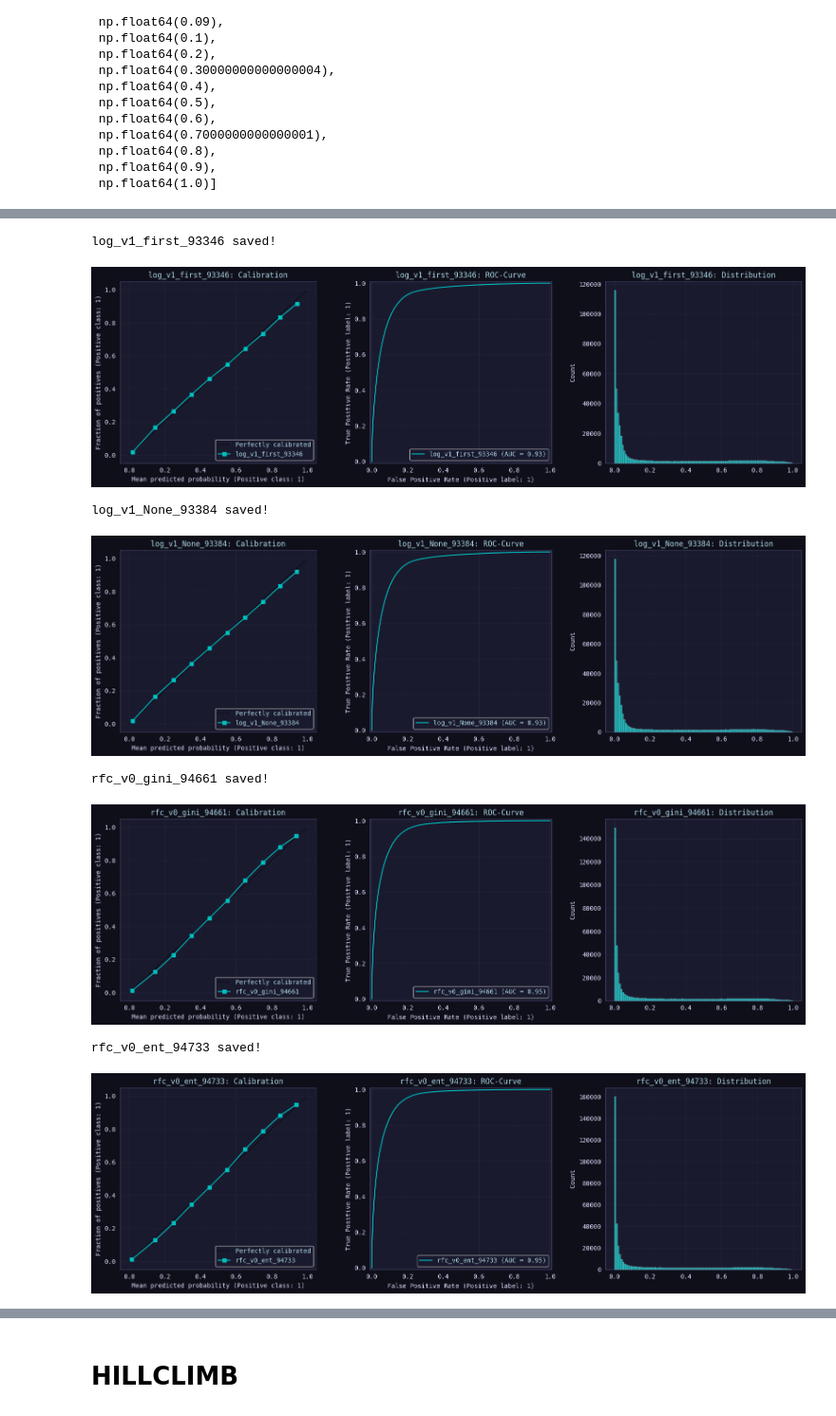
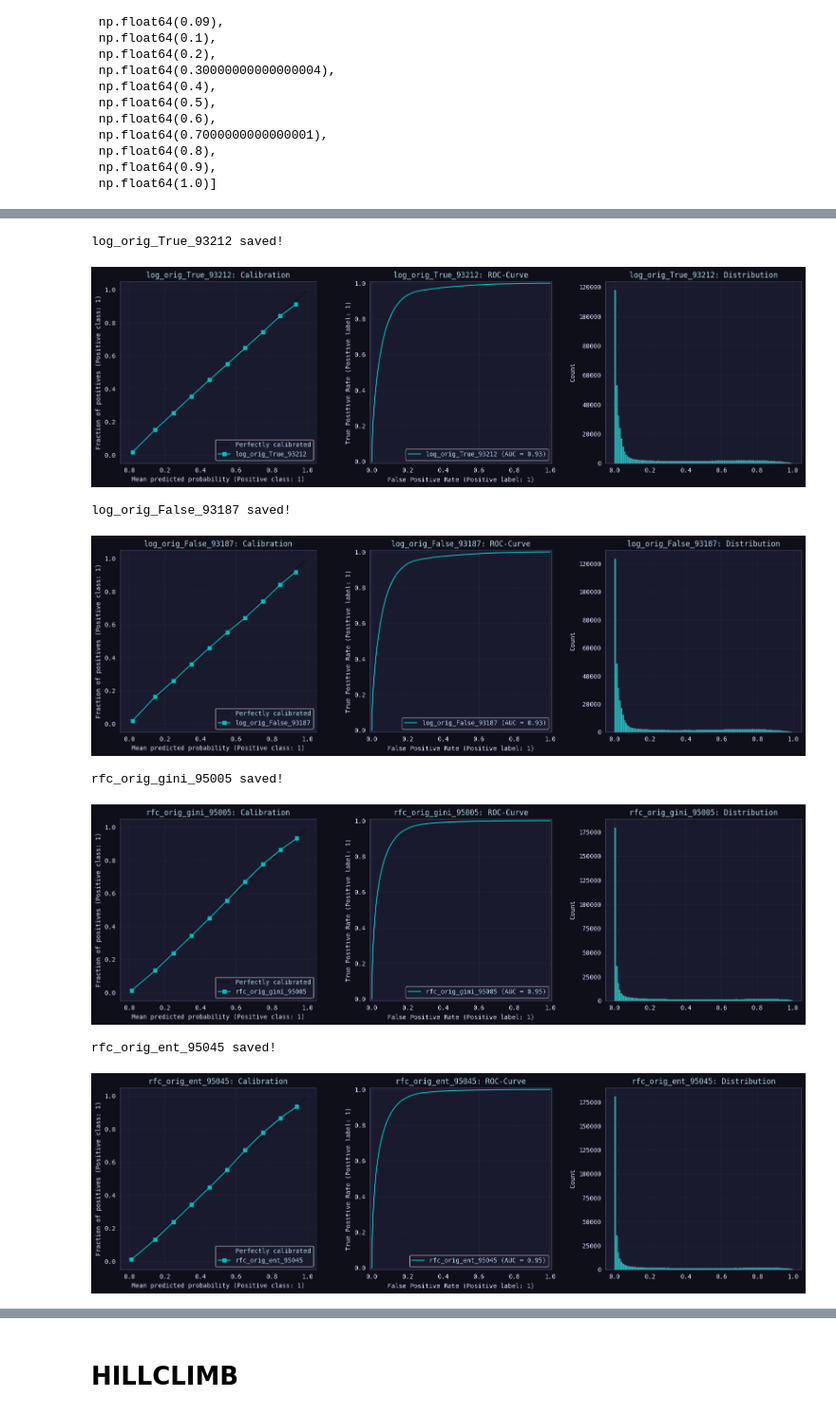
Before and after one commit to coded-sly/ps6e5-F1-PitStop, a Jupyter notebook: ps6e5-log-rf-f1-pit.ipynb, the cells around one changed output, grey strips where cells are left out. Shown at 95% size. Saved outputs shown, nothing was run; the diff lists cells and outputs as text; code cells hidden in the pictures.

```diff
--- a/ps6e5-log-rf-f1-pit.ipynb
+++ b/ps6e5-log-rf-f1-pit.ipynb
@@ -1058,14 +1047,15 @@ print('⚙️ Training function ready ⚙️')
 # %%
 all_model_predictions = {}
 
-MULTI_SEEDS = [CFG.SEED] # CFG.SEED, 777, 1234, 24611, 0
+MULTI_SEEDS = [CFG.SEED, 777, 1234, 24611, 0]
 
-TREE_CATS  = ['Compound', 'Race'] + ['Year', 'Stint', 'is_2023']
-LOGIT_CATS = n_unique.index[:10].tolist() + ['is_2023'] + CATS_2
+TREE_CATS  = ['Compound', 'Race'] + ['Year'] # , 'Stint'
+LOGIT_CATS = n_unique.index[1:10].tolist() + CATS_2
 
-N_SPLITS = 5
-kf = StratifiedKFold(n_splits=N_SPLITS, shuffle=True, random_state=CFG.SEED)
+USE_FULL_TRAIN = True
+train_data = train.copy() if USE_FULL_TRAIN else x_sample.reset_index(drop=True).copy()
 
+kf = StratifiedKFold(n_splits=CFG.FOLDS, shuffle=True, random_state=CFG.SEED)
 kf
 # %% [output]
 StratifiedKFold(n_splits=5, random_state=42, shuffle=True)
@@ -1094,14 +1084,14 @@ StratifiedKFold(n_splits=5, random_state=42, shuffle=True)
  np.float64(1.0)]
 # %%
 ## ===== LOGISTIC ======
-version_name = 'log_v1_'
+version_name = 'log_orig_'
 
-if all_model_predictions:
-    all_model_predictions.clear()
+# if all_model_predictions:
+#     all_model_predictions.clear()
 
 PARAMS = {
     'max_iter': 5000,
-    'Cs': [.001]+[c for c in np.arange(.01, .1, .01)]+[c for c in np.arange(.1,1.1,.1)],
+    # 'Cs': [c for c in np.arange(0.1,1.1,0.05)],
     # 'cv': 3,
     'scoring': 'roc_auc', # 'roc_auc', 'neg_log_loss'
     # 'class_weight': 'balanced',
@@ -1111,19 +1101,19 @@ PARAMS = {
     'random_state': CFG.SEED,
 }
 
-for drop_type in ['first', None]:
-    n = version_name + str(drop_type)
+for VALUE in [True, False]:
+    n = version_name + str(VALUE)
     all_model_predictions[n] = Trainer_CV(
         model_name=n,
         params=PARAMS,
-        train_df=train,
+        train_df=train_data,
         test_df=test,
         features=FEATURES,
         target=TARGET,
         kf=kf,
-        cats=TREE_CATS,
         one_hot_cats=LOGIT_CATS,
-        drop=drop_type,
+        drop='if_binary',
+        use_orig=VALUE,
         scaler_with_mean=False,
     )
 # %% [output]
@@ -1222,12 +1244,12 @@ Best C: [0.08]
 #     )
 # %%
 # ===== RANDOM FOREST =====
-version_name = 'rfc_v0_'
+version_name = 'rfc_orig_'
 
 PARAMS = {
-    'n_estimators': 300,
+    'n_estimators': 500,
     'criterion': 'gini',
-    'min_samples_leaf': 10,
+    'min_samples_leaf': 3,
     'n_jobs': os.cpu_count(),
     'random_state': CFG.SEED,
 }
@@ -1241,7 +1263,8 @@ all_model_predictions[n] = Trainer_CV(
     features=FEATURES,
     target=TARGET,
     kf=kf,
-    cats=TREE_CATS,
+    cat_cols=TREE_CATS,
+    use_orig=True,
 )
 
 
@@ -1255,7 +1278,8 @@ all_model_predictions[n] = Trainer_CV(
     features=FEATURES,
     target=TARGET,
     kf=kf,
-    cats=TREE_CATS,
+    cat_cols=TREE_CATS,
+    use_orig=True,
 )
 
 
@@ -1370,39 +1394,39 @@ dtype: float64
 # %%
 ## -- Get oof predictions --
 oof_predictions = []
 
 for i, (k, v) in enumerate(all_model_predictions.items()):
     for key_, data_ in v.items():
         if key_ == 'oof_preds':
             ## -- Save oof predictions --
             n = f"{k}_{str(all_scores[i]).split('.')[1]}"
             np.save(f"oof_{n}.npy", data_)
             print(f'{n} saved!')
 
             ## -- Plot oof distributions --
             _, axs = plt.subplots(1, 3, figsize=(16, 5))
-            CalibrationDisplay.from_predictions(train[TARGET], data_, n_bins=10, name=n, ax=axs[0])
+            CalibrationDisplay.from_predictions(train_data[TARGET], data_, n_bins=10, name=n, ax=axs[0])
             axs[0].set_title(f"{n}: Calibration")
 
-            RocCurveDisplay.from_predictions(train[TARGET], data_, name=n, ax=axs[1])
+            RocCurveDisplay.from_predictions(train_data[TARGET], data_, name=n, ax=axs[1])
             axs[1].set_title(f"{n}: ROC-Curve")
 
             sns.histplot(data_, ax=axs[2])
             axs[2].set_title(f"{n}: Distribution")
 
             plt.tight_layout()
             plt.show()
 
             print()
 # %% [output]
-log_v1_first_93346 saved!
+log_orig_True_93212 saved!
 [figure]
-log_v1_None_93384 saved!
+log_orig_False_93187 saved!
-[figure, old version]
+[figure, new version]
-rfc_v0_gini_94661 saved!
+rfc_orig_gini_95005 saved!
-[figure, old version]
+[figure, new version]
-rfc_v0_ent_94733 saved!
+rfc_orig_ent_95045 saved!
-[figure, old version]
+[figure, new version]
 # %%
 ## -- Save test predictions/submissions --
 model_results = {}
```
Also changed, not shown: parts of 29 cells of this notebook.
